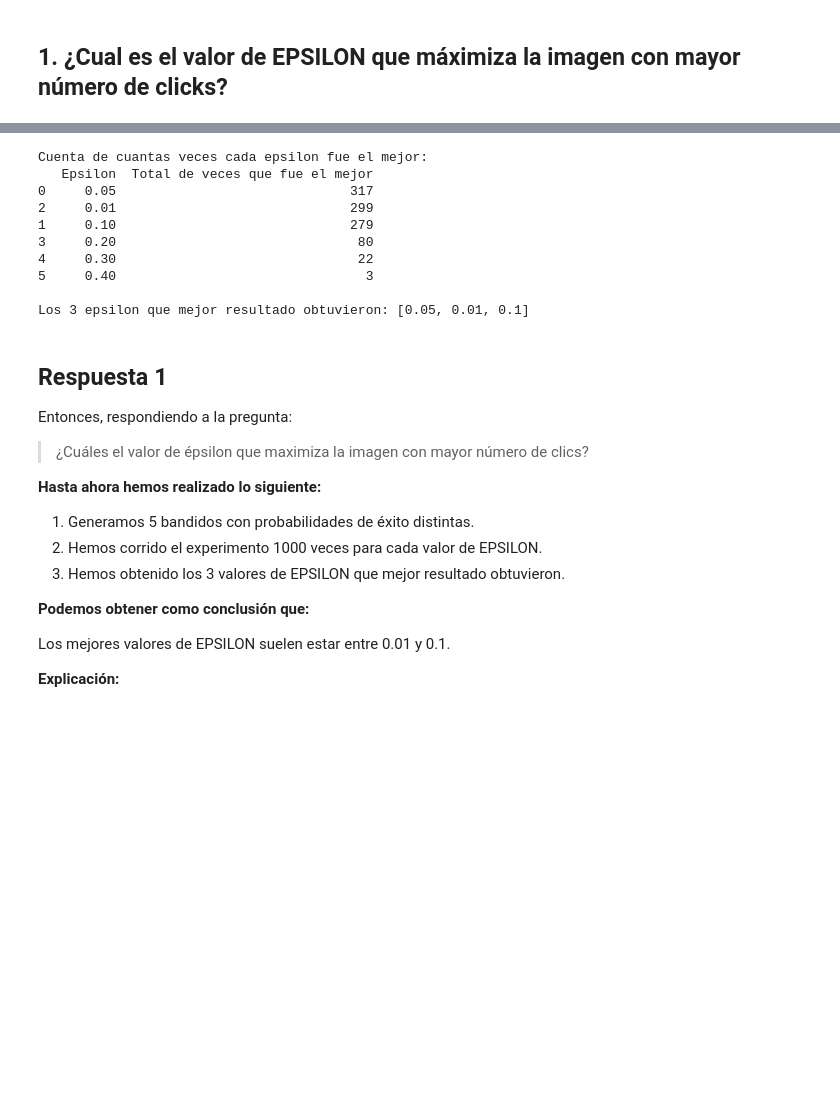
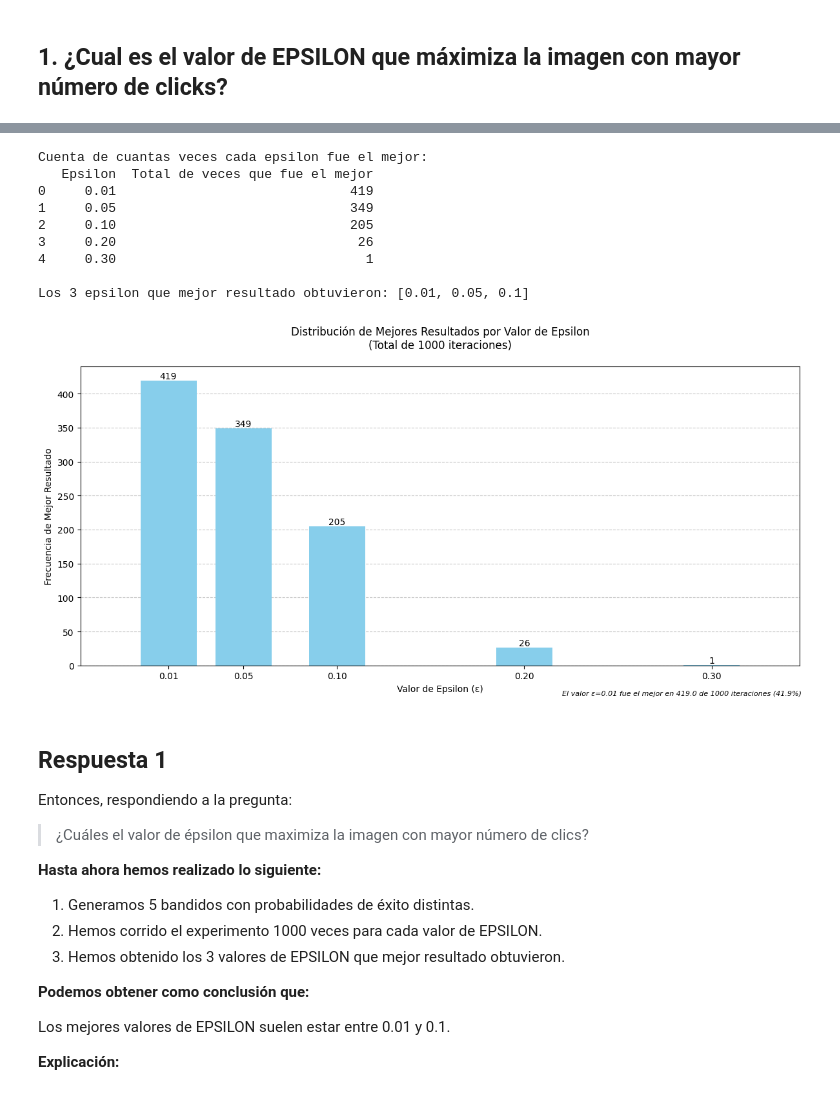
Before and after one commit to DiegoLerma/multi-armed-bandit, a Jupyter notebook: multi-armed-bandit.ipynb, the cells around one changed output, grey strips where cells are left out. Cells and saved outputs as stored; diff of their text form; code cells hidden in the pictures; blank space fills up the shorter version.

```diff
--- a/multi-armed-bandit.ipynb
+++ b/multi-armed-bandit.ipynb
@@ -240,11 +243,10 @@ El mejor de los bandidos era el: 4, con una probabilidad de 0.83 y un epsilon de
 # %%
-def find_top_n_epsilon(num_iterations=100, num_bandits=5, num_games=1000, epsilon_values=None, top_n=3):
+def find_top_n_epsilon(num_iterations=100, num_games=1000, epsilon_values=None, top_n=3):
     """
     Corremos el experimento múltiples veces para encontrar los N epsilon que mejor resultado obtienen.
 
     Args:
         num_iterations: Número de veces que corremos el experimento.
-        num_bandits: Número de bandidos.
         num_games: Número de partidas por experimento.
         epsilon_values: Lista de valores de epsilon a probar.
         top_n: Número de valores de epsilon superiores a devolver.
@@ -253,12 +255,9 @@ def find_top_n_epsilon(num_iterations=100, num_bandits=5, num_games=1000, epsilo
         Un DataFrame mostrando cuantas veces cada valor de epsilon fue el mejor.
         Los N valores de epsilon superiores.
     """
-    if epsilon_values is None:
-        epsilon_values = [0.01, 0.05, 0.1, 0.2, 0.3, 0.4, 0.5, 0.6, 0.7, 0.8, 0.9, 1.0]
-
     best_epsilon_counts = {}
     for _ in range(num_iterations):
-        _, best_epsilon = find_best_epsilon(num_bandits, num_games, epsilon_values)
+        _, best_epsilon = find_best_epsilon(num_games, epsilon_values)
         best_epsilon_counts[best_epsilon] = best_epsilon_counts.get(best_epsilon, 0) + 1
 
     df_counts = pd.DataFrame(best_epsilon_counts.items(), columns=['Epsilon', 'Total de veces que fue el mejor'])
@@ -271,7 +270,7 @@ def find_top_n_epsilon(num_iterations=100, num_bandits=5, num_games=1000, epsilo
 num_iterations = 1000
 top_n = 3
 
-df_epsilon_counts, top_epsilons = find_top_n_epsilon(num_iterations, num_bandits, num_games, epsilon_values, top_n)
+df_epsilon_counts, top_epsilons = find_top_n_epsilon(num_iterations, num_games, epsilon_values, top_n)
 
 print("Cuenta de cuantas veces cada epsilon fue el mejor:")
 print(df_epsilon_counts)
@@ -279,14 +278,67 @@ print(f"\nLos {top_n} epsilon que mejor resultado obtuvieron: {top_epsilons}")
 # %% [output]
 Cuenta de cuantas veces cada epsilon fue el mejor:
    Epsilon  Total de veces que fue el mejor
-0     0.05                              317
-2     0.01                              299
-1     0.10                              279
-3     0.20                               80
-4     0.30                               22
-5     0.40                                3
+0     0.01                              419
+1     0.05                              349
+2     0.10                              205
+3     0.20                               26
+4     0.30                                1
 
-Los 3 epsilon que mejor resultado obtuvieron: [0.05, 0.01, 0.1]
+Los 3 epsilon que mejor resultado obtuvieron: [0.01, 0.05, 0.1]
+# %%
+def plot_epsilon_counts(df_epsilon_counts):
+    """
+    Grafica el resultado de find_top_n_epsilon mostrando la distribución
+    de éxitos para cada valor de epsilon.
+
+    Args:
+        df_epsilon_counts: DataFrame con las columnas 'Epsilon' y 'Total de veces que fue el mejor'
+    """
+    df_sorted = df_epsilon_counts.sort_values('Epsilon')
+
+    plt.figure(figsize=(12, 6))
+
+    bars = plt.bar(df_sorted['Epsilon'],
+                  df_sorted['Total de veces que fue el mejor'],
+                  color='skyblue',
+                  width=0.03)
+
+    for bar in bars:
+        height = bar.get_height()
+        plt.text(bar.get_x() + bar.get_width()/2., height,
+                f'{int(height)}',
+                ha='center', va='bottom')
+
+    plt.xlabel('Valor de Epsilon (ε)', fontsize=10)
+    plt.ylabel('Frecuencia de Mejor Resultado', fontsize=10)
+    plt.title('Distribución de Mejores Resultados por Valor de Epsilon\n'
+             f'(Total de {df_epsilon_counts["Total de veces que fue el mejor"].sum()} iteraciones)',
+             fontsize=12, pad=20)
+
+    plt.grid(axis='y', linestyle='--', alpha=0.7, zorder=0)
+
+    plt.rcParams['axes.axisbelow'] = True
+
+    plt.margins(x=0.1)
+
+    plt.xticks(df_sorted['Epsilon'], [f'{x:.2f}' for x in df_sorted['Epsilon']],
+               rotation=0)
+
+    total_iterations = df_epsilon_counts['Total de veces que fue el mejor'].sum()
+    best_epsilon = df_epsilon_counts.iloc[0]
+    plt.figtext(0.99, 0.02,
+                f'El valor ε={best_epsilon["Epsilon"]:.2f} fue el mejor en '
+                f'{best_epsilon["Total de veces que fue el mejor"]} de {total_iterations} iteraciones '
+                f'({best_epsilon["Total de veces que fue el mejor"]/total_iterations*100:.1f}%)',
+                ha='right', fontsize=8, style='italic')
+
+    plt.tight_layout()
+    plt.show()
+
+
+plot_epsilon_counts(df_epsilon_counts)
+# %% [output]
+[figure, added]
 # %% [markdown]
 ## Respuesta 1
 
```
Also changed, not shown: parts of 9 cells of this notebook.
